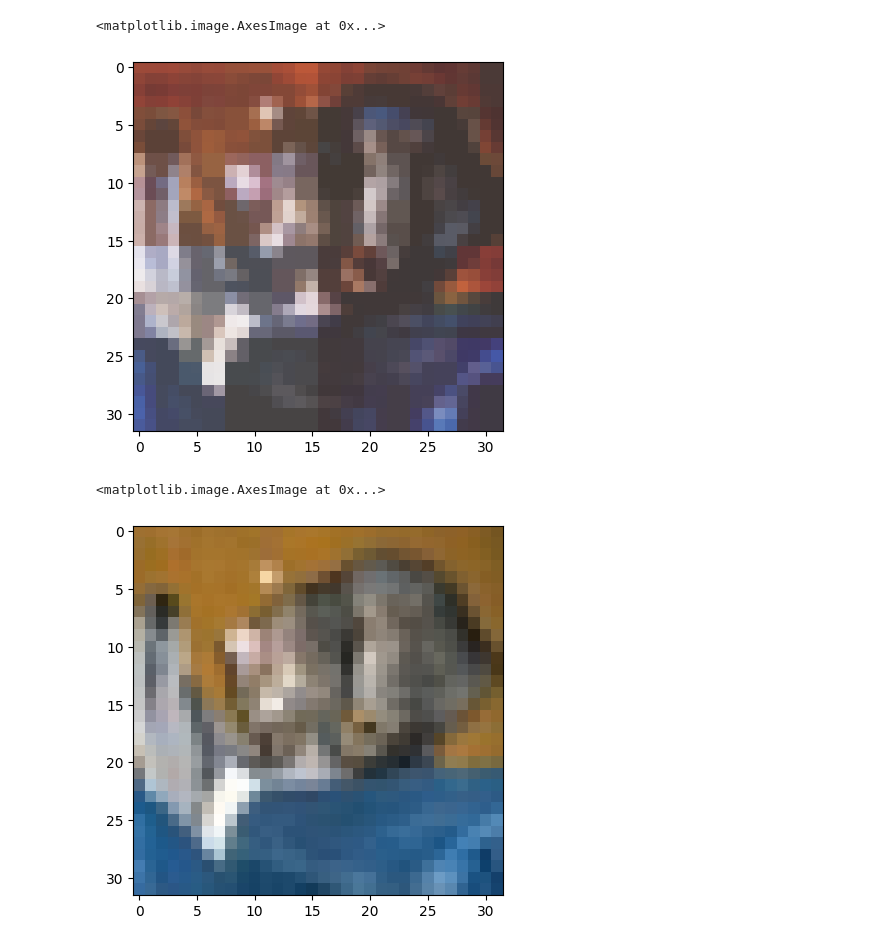
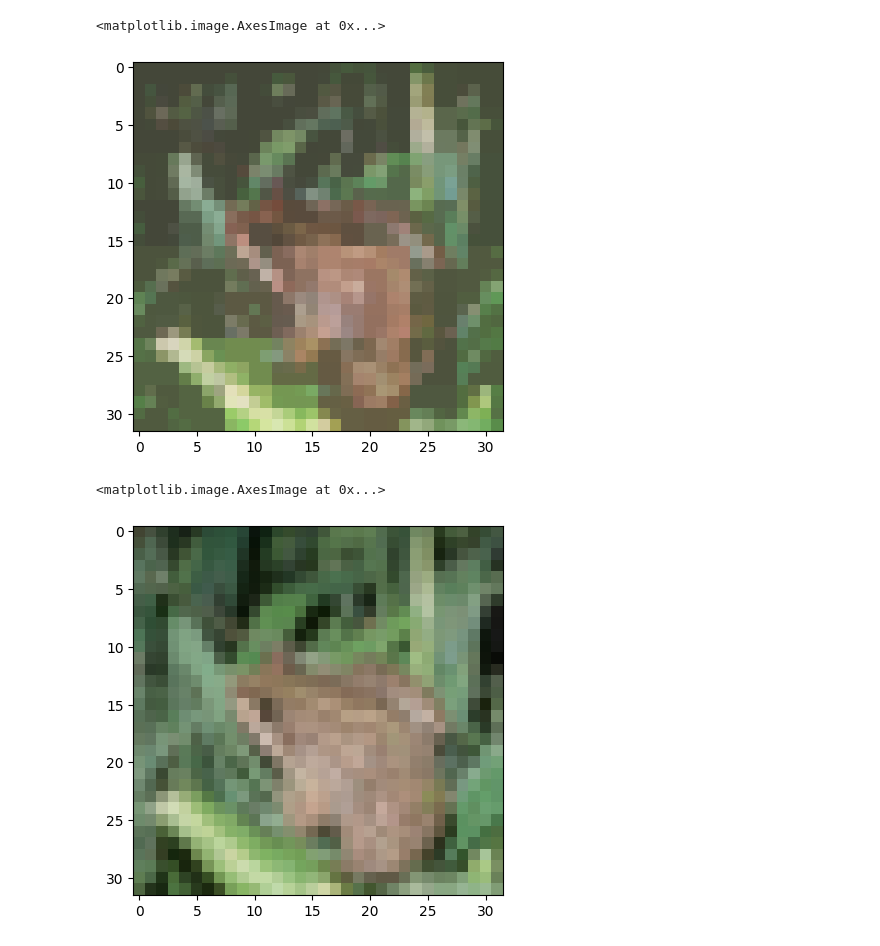
Before and after one commit to vkthakur90/jupyter_notebooks, a Jupyter notebook: ConvAttention.ipynb, the cells around one changed output. Drawn from its saved outputs; the diff is of its cells as text; code cells hidden in the pictures.

```diff
--- a/ConvAttention.ipynb
+++ b/ConvAttention.ipynb
@@ -312,12 +288,12 @@ pred_x, _ = base_model.predict([x_test[:10], y_test[:10]])
 # %%
 pred_img = np.uint8((pred_x + 1) * 255/2)
 # %%
-plt.imshow(pred_img[0])
+plt.imshow(pred_img[4])
 # %% [output]
 <matplotlib.image.AxesImage at 0x...>
-[figure, old version]
+[figure, new version]
 # %%
-plt.imshow(np.uint8(x_test[0]))
+plt.imshow(np.uint8(x_test[4]))
 # %% [output]
 <matplotlib.image.AxesImage at 0x...>
-[figure, old version]
+[figure, new version]
```
Also changed, not shown: parts of 8 cells of this notebook.
